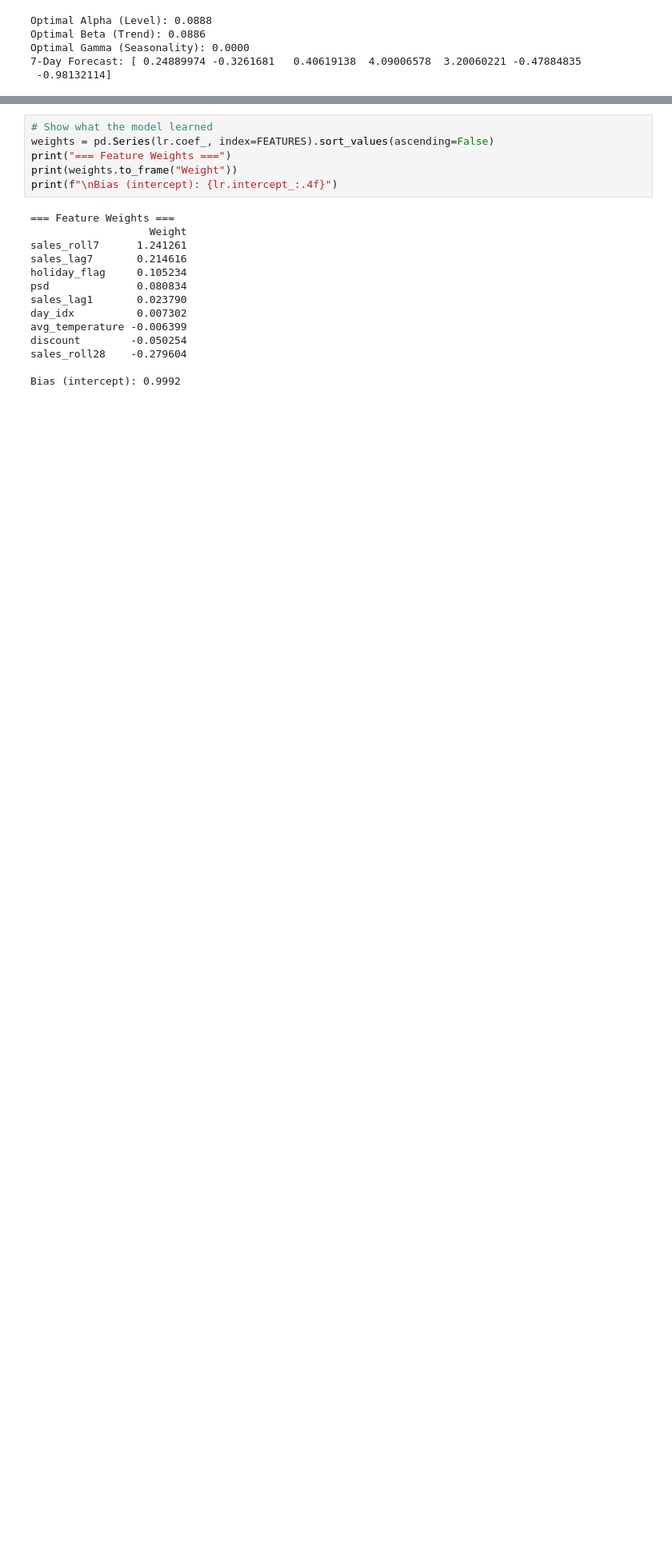
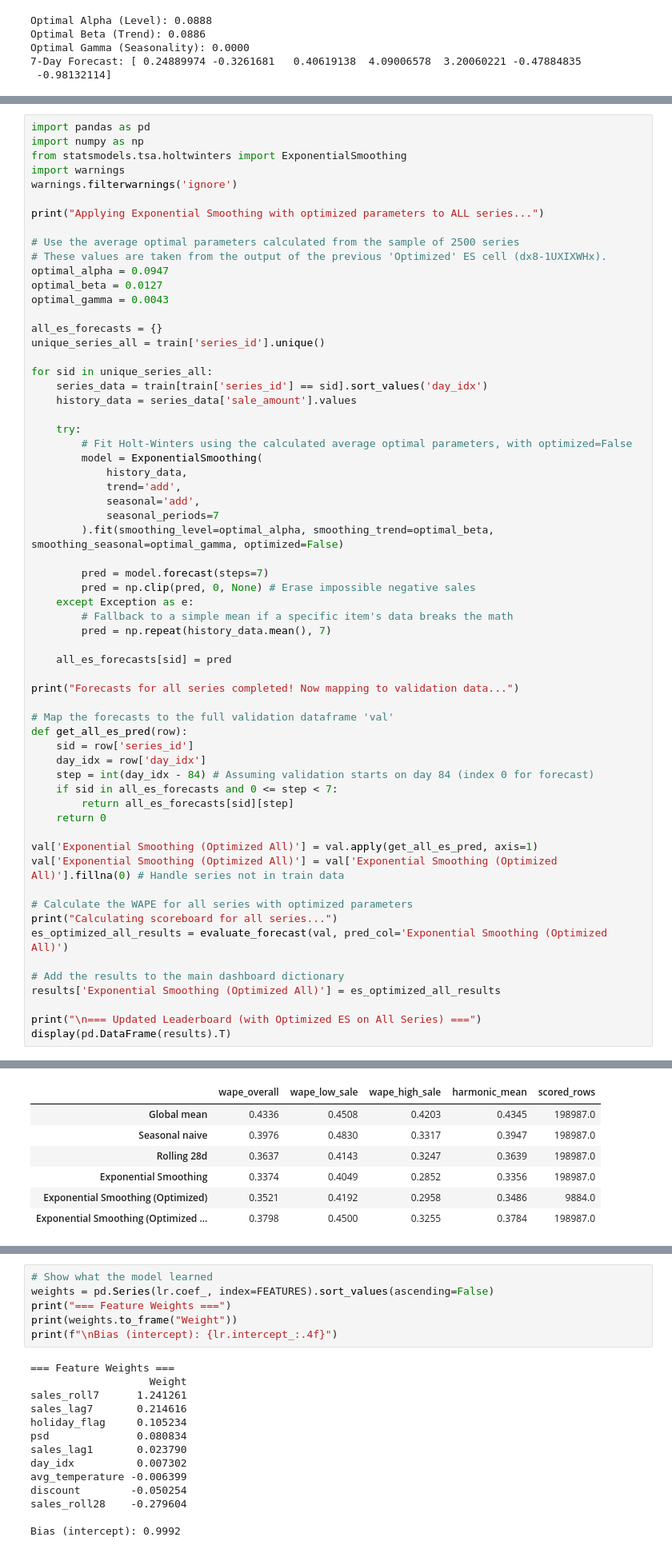
Before and after one commit to panhpham2000/Fresh-Retail, a Jupyter notebook: Copy_of_freshretail_starter.ipynb, the cells around one changed output, grey strips where cells are left out. Shown at 80% size. Saved outputs shown, nothing was run; the diff lists cells and outputs as text; blank space fills up the shorter version.

```diff
--- a/Copy_of_freshretail_starter.ipynb
+++ b/Copy_of_freshretail_starter.ipynb
@@ -807,0 +891,63 @@ display(updated_results_df)
+# %%
+import pandas as pd
+import numpy as np
+from statsmodels.tsa.holtwinters import ExponentialSmoothing
+import warnings
+warnings.filterwarnings('ignore')
+
+print("Applying Exponential Smoothing with optimized parameters to ALL series...")
+
+# Use the average optimal parameters calculated from the sample of 2500 series
+# These values are taken from the output of the previous 'Optimized' ES cell (dx8-1UXIXWHx).
+optimal_alpha = 0.0947
+optimal_beta = 0.0127
+optimal_gamma = 0.0043
+
+all_es_forecasts = {}
+unique_series_all = train['series_id'].unique()
+
+for sid in unique_series_all:
+    series_data = train[train['series_id'] == sid].sort_values('day_idx')
+    history_data = series_data['sale_amount'].values
+
+    try:
+        # Fit Holt-Winters using the calculated average optimal parameters, with optimized=False
+        model = ExponentialSmoothing(
+            history_data,
+            trend='add',
+            seasonal='add',
+            seasonal_periods=7
+        ).fit(smoothing_level=optimal_alpha, smoothing_trend=optimal_beta, smoothing_seasonal=optimal_gamma, optimized=False)
+
+        pred = model.forecast(steps=7)
+        pred = np.clip(pred, 0, None) # Erase impossible negative sales
+    except Exception as e:
+        # Fallback to a simple mean if a specific item's data breaks the math
+        pred = np.repeat(history_data.mean(), 7)
+
+    all_es_forecasts[sid] = pred
+
+print("Forecasts for all series completed! Now mapping to validation data...")
+
+# Map the forecasts to the full validation dataframe 'val'
+def get_all_es_pred(row):
+    sid = row['series_id']
+    day_idx = row['day_idx']
+    step = int(day_idx - 84) # Assuming validation starts on day 84 (index 0 for forecast)
+    if sid in all_es_forecasts and 0 <= step < 7:
+        return all_es_forecasts[sid][step]
+    return 0
+
+val['Exponential Smoothing (Optimized All)'] = val.apply(get_all_es_pred, axis=1)
+val['Exponential Smoothing (Optimized All)'] = val['Exponential Smoothing (Optimized All)'].fillna(0) # Handle series not in train data
+
+# Calculate the WAPE for all series with optimized parameters
+print("Calculating scoreboard for all series...")
+es_optimized_all_results = evaluate_forecast(val, pred_col='Exponential Smoothing (Optimized All)')
+
+# Add the results to the main dashboard dictionary
+results['Exponential Smoothing (Optimized All)'] = es_optimized_all_results
+
+print("\n=== Updated Leaderboard (with Optimized ES on All Series) ===")
+display(pd.DataFrame(results).T)
+# %% [output]
@@ -807,0 +959,7 @@ display(updated_results_df)
+|  | wape_overall | wape_low_sale | wape_high_sale | harmonic_mean | scored_rows |
+| Global mean | 0.4336 | 0.4508 | 0.4203 | 0.4345 | 198987.0 |
+| Seasonal naive | 0.3976 | 0.4830 | 0.3317 | 0.3947 | 198987.0 |
+| Rolling 28d | 0.3637 | 0.4143 | 0.3247 | 0.3639 | 198987.0 |
+| Exponential Smoothing | 0.3374 | 0.4049 | 0.2852 | 0.3356 | 198987.0 |
+| Exponential Smoothing (Optimized) | 0.3521 | 0.4192 | 0.2958 | 0.3486 | 9884.0 |
+| Exponential Smoothing (Optimized ... | 0.3798 | 0.4500 | 0.3255 | 0.3784 | 198987.0 |
```
Also changed, not shown: parts of 5 cells of this notebook.
